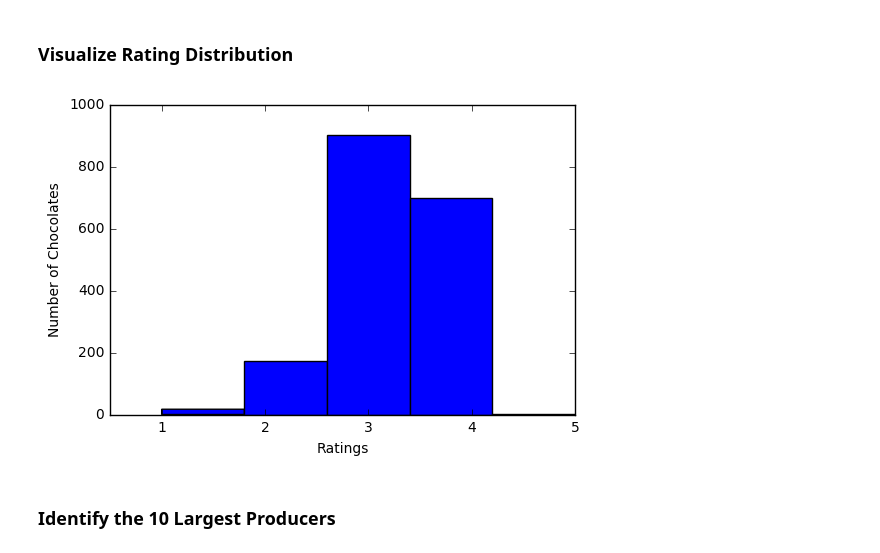
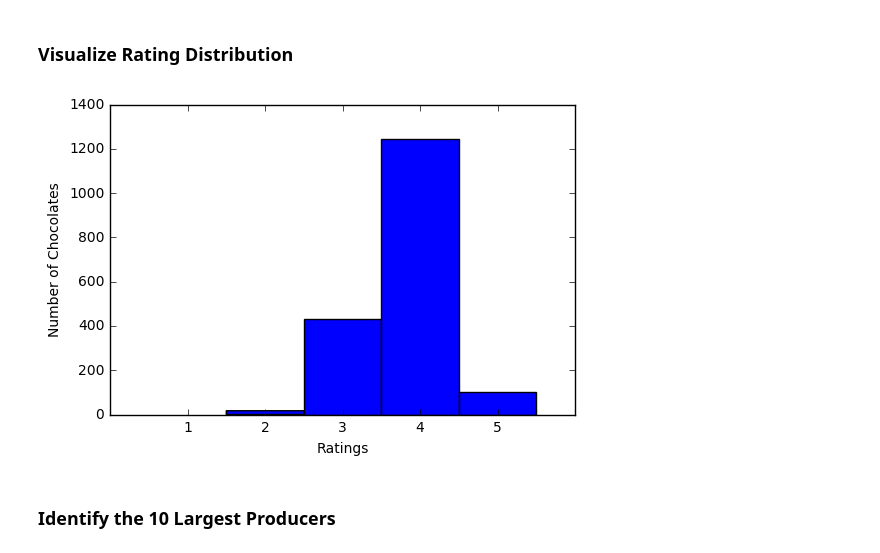
Before and after one commit to romi5193/DataScience, a Jupyter notebook: Web_Scraping/Cocoa_website.ipynb, the cells around one changed output. Drawn from its saved outputs; the diff is of its cells as text; code cells hidden in the pictures.

```diff
--- a/Web_Scraping/Cocoa_website.ipynb
+++ b/Web_Scraping/Cocoa_website.ipynb
@@ -19,13 +19,14 @@ for i in rating_tag[1:]:
     ratings.append(float(i.get_text()))
 # %%
 ax = plt.subplot()
-plt.hist(ratings, bins=5,align= 'mid')
+plt.hist(ratings, bins=4, align= 'right')
+plt.axis([0,6,0,1400])
 ax.set_xticks([1,2,3,4,5])
 plt.xlabel('Ratings')
 plt.ylabel("Number of Chocolates")
 plt.show()
 # %% [output]
-[figure, old version]
+[figure, new version]
 # %% [markdown]
 ### Identify the 10 Largest Producers
 # %%
```
Also changed, not shown: parts of 1 cell of this notebook.
